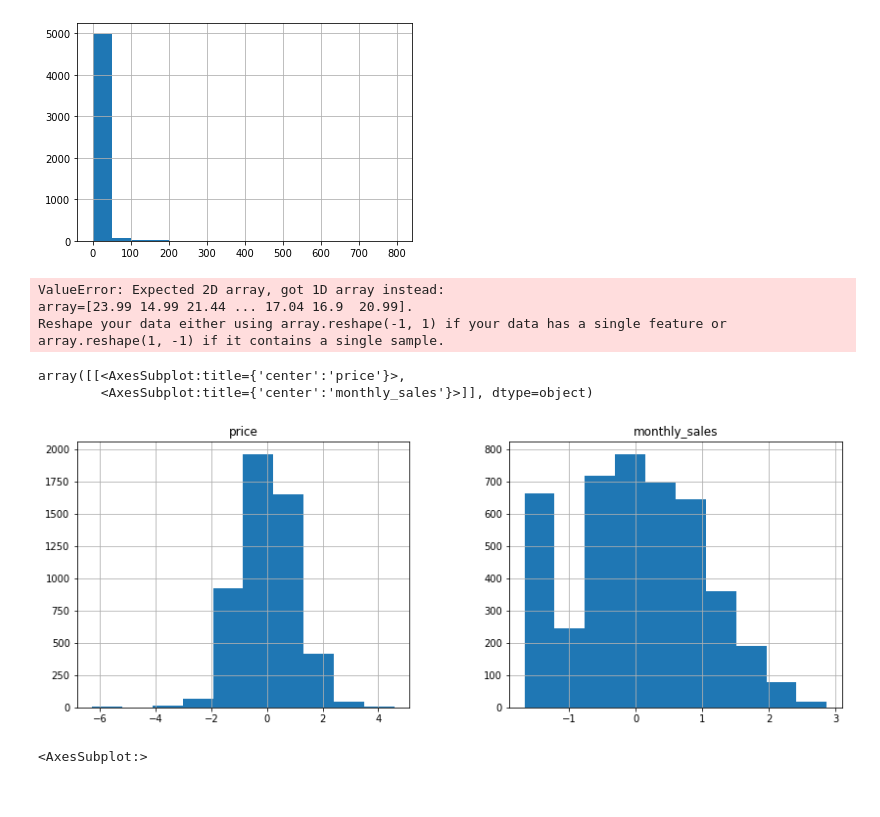
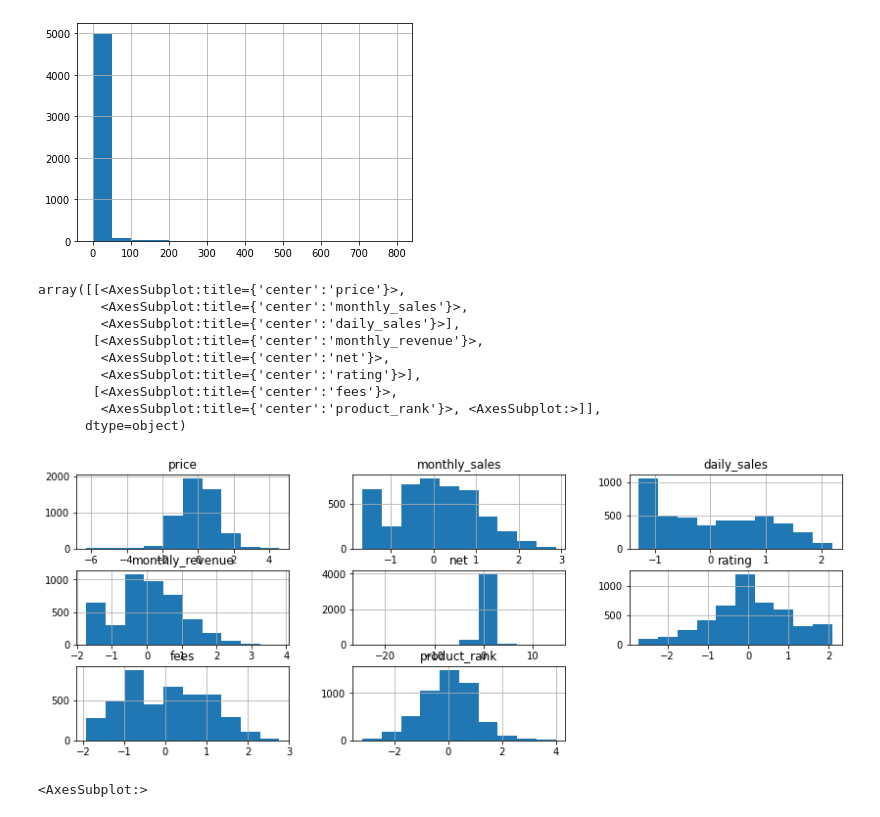
Before and after one commit to Alexandria-Ransom/Amazon_Keywords, a Jupyter notebook: keywords_ecom.ipynb, the cells around one changed output. Saved outputs shown, nothing was run; the diff lists cells and outputs as text; code cells hidden in the pictures.

```diff
--- a/keywords_ecom.ipynb
+++ b/keywords_ecom.ipynb
@@ -119,6 +119,3 @@ df
 # %%
  df.columns = df.columns.str.lower() #changing column names to lower case
  df
-
- def lower():
-     return df.columns.str.lower()
@@ -343,25 +362,28 @@ from sklearn.preprocessing import PowerTransformer
 #init
 pt = PowerTransformer()
 
-df["price"] = pd.DataFrame(
-    pt.fit_transform(df["price"]), columns= ["price"])
+#df["price"] = pd.DataFrame(
+#    pt.fit_transform(df["price"]), columns= ["price"])
 
 
-df["price"].hist(figsize=(14,5))
+#df["price"].hist(figsize=(14,5))
-# %% [output]
-ValueError: Expected 2D array, got 1D array instead:
-array=[23.99 14.99 21.44 ... 17.04 16.9  20.99].
-Reshape your data either using array.reshape(-1, 1) if your data has a single feature or array.reshape(1, -1) if it contains a single sample.
 # %%
-df[["price", "monthly_sales"]] = pd.DataFrame(
-    pt.fit_transform(df[["price", "monthly_sales"]]), columns= [["price", "monthly_sales"]])
+df[["price", "monthly_sales", "daily_sales", "monthly_revenue", "net", "rating", "fees", "product_rank"]] = pd.DataFrame(
+    pt.fit_transform(df[["price", "monthly_sales", "daily_sales","monthly_revenue", "net", "rating", "fees", "product_rank"]]), columns= [["price", "monthly_sales","daily_sales","monthly_revenue", "net", "rating", "fees", "product_rank"]])
 
 
-df[["price","monthly_sales"]].hist(figsize=(14,5))
+df[["price","monthly_sales","daily_sales","monthly_revenue", "net", "rating", "fees", "product_rank"]].hist(figsize=(14,5)) #visualizing the new logarthimic data
 # %% [output]
 array([[<AxesSubplot:title={'center':'price'}>,
-        <AxesSubplot:title={'center':'monthly_sales'}>]], dtype=object)
+        <AxesSubplot:title={'center':'monthly_sales'}>,
+        <AxesSubplot:title={'center':'daily_sales'}>],
+       [<AxesSubplot:title={'center':'monthly_revenue'}>,
+        <AxesSubplot:title={'center':'net'}>,
+        <AxesSubplot:title={'center':'rating'}>],
+       [<AxesSubplot:title={'center':'fees'}>,
+        <AxesSubplot:title={'center':'product_rank'}>, <AxesSubplot:>]],
+      dtype=object)
-[figure, old version]
+[figure, new version]
 # %%
 df['price'].hist(bins = [ 0, 50, 100, 500,800])
 df['price'].hist()
```
Also changed, not shown: parts of 2 cells of this notebook.
